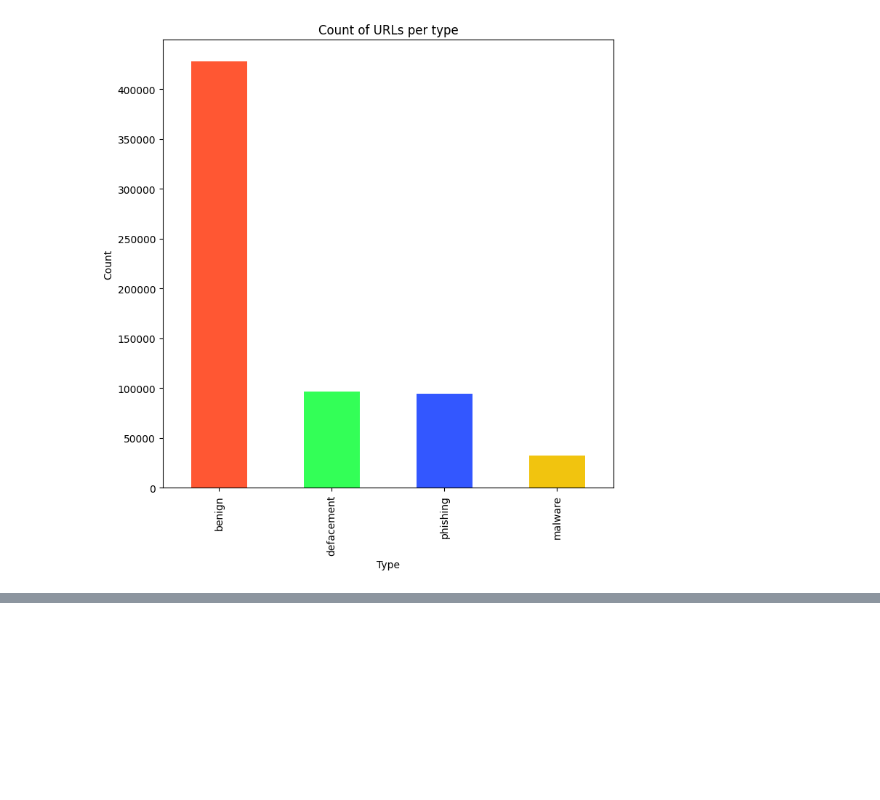
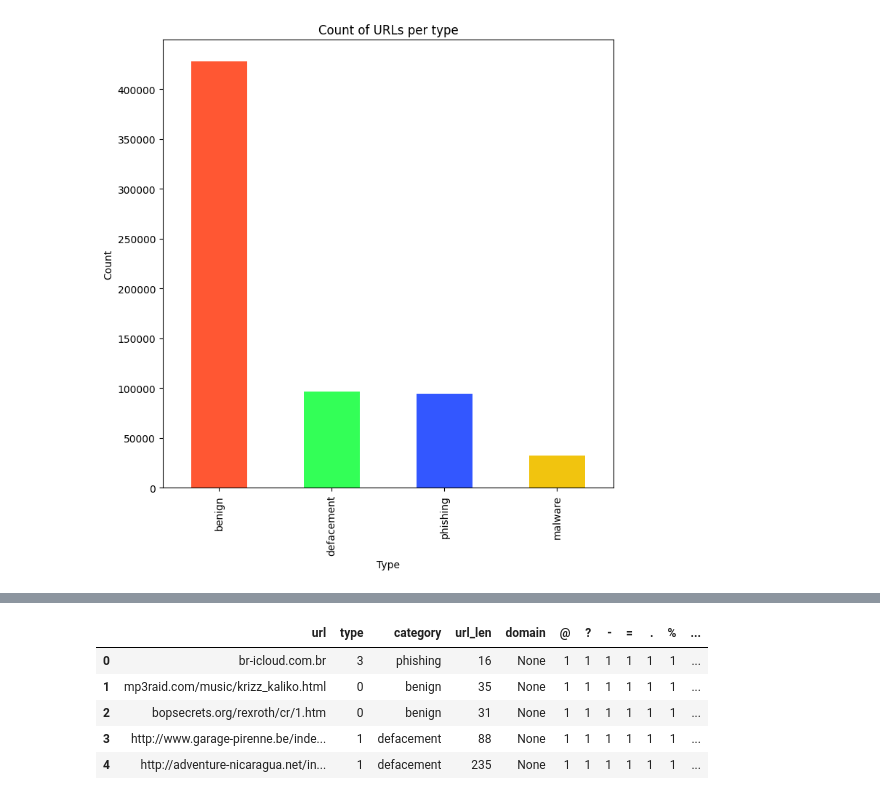
Before and after one commit to OluEgwudike/COMPARATIVE-ANALYSIS-OF-SUPERVISED-AND-ENSEMBLE-MODEL-FOR-DETECTING-MALICIOUS-ACTIVITIES, a Jupyter notebook: malicious_detection.ipynb, the cells around one changed output, grey strips where cells are left out. Saved outputs shown, nothing was run; the diff lists cells and outputs as text; code cells hidden in the pictures; blank space fills up the shorter version.

```diff
--- a/malicious_detection.ipynb
+++ b/malicious_detection.ipynb
@@ -73,0 +192,18 @@ plt.show()
+# %%
+def digit_count (url):
+  digits=0
+  for j in url:
+    if j.isnumeric():
+      digits=digits+1
+  return digits
+
+df['digits']=df['url'].apply(lambda i: digit_count(i))
+# %%
+df.head()
+# %% [output]
+|  | url | type | category | url_len | domain | @ | ? | - | = | . | % | ... |
+| 0 | br-icloud.com.br | 3 | phishing | 16 | None | 1 | 1 | 1 | 1 | 1 | 1 | ... |
+| 1 | mp3raid.com/music/krizz_kaliko.html | 0 | benign | 35 | None | 1 | 1 | 1 | 1 | 1 | 1 | ... |
+| 2 | bopsecrets.org/rexroth/cr/1.htm | 0 | benign | 31 | None | 1 | 1 | 1 | 1 | 1 | 1 | ... |
+| 3 | http://www.garage-pirenne.be/inde... | 1 | defacement | 88 | None | 1 | 1 | 1 | 1 | 1 | 1 | ... |
+| 4 | http://adventure-nicaragua.net/in... | 1 | defacement | 235 | None | 1 | 1 | 1 | 1 | 1 | 1 | ... |
```
Also changed, not shown: parts of 23 cells of this notebook.
